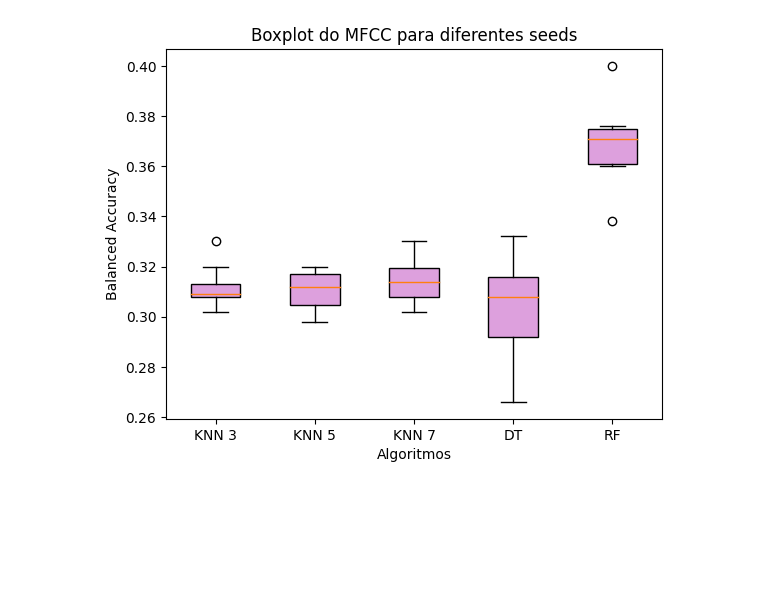
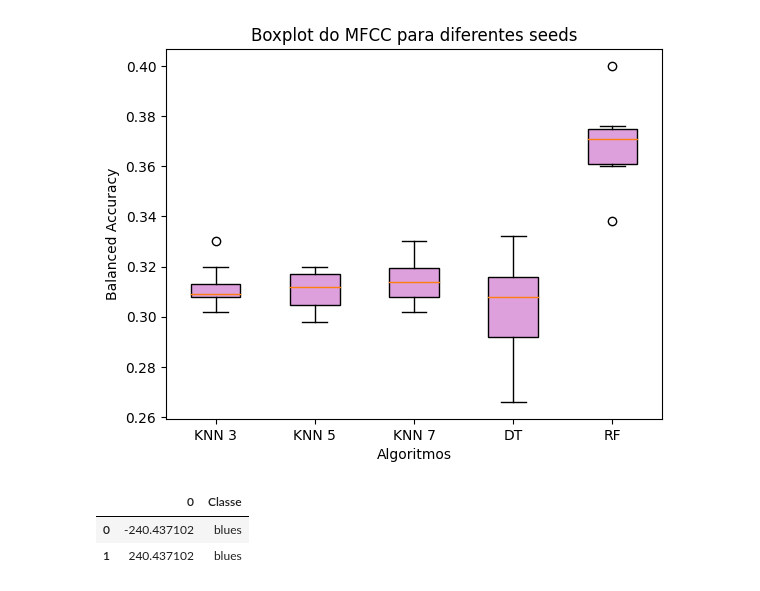
Before and after one commit to andryll/MGR-IC, a Jupyter notebook: codes/MGR.ipynb, the cells around one changed output. Saved outputs shown, nothing was run; the diff lists cells and outputs as text; code cells hidden in the pictures; blank space fills up the shorter version.

```diff
--- a/codes/MGR.ipynb
+++ b/codes/MGR.ipynb
@@ -487,3 +461,33 @@ plt.savefig('mfcc.pdf')
 plt.show()
 # %% [output]
 [figure]
+# %%
+frame = 2048
+sr = 44100
+song = [songs[4], songs[14]]
+# %%
+#df = featureExtraction([songs[5]], 'all', 44100, frame=f)
+alllist = []
+
+for i in song:
+
+  zcr = librosa.feature.zero_crossing_rate(i[0], frame_length = frame, hop_length = round(frame/2), center = True)
+  zcrdf = pd.DataFrame(zcr[0]).transpose()
+
+  rms = librosa.feature.rms(y=i[0], frame_length = frame, hop_length = round(frame/2), center = True)
+  rmsdf = pd.DataFrame(rms[0]).transpose()
+
+  mfcc = librosa.feature.mfcc(y=i[0], sr=sr)
+  mfcc = (np.array(mfcc).flatten()).tolist()
+  mfccdf = pd.DataFrame(mfcc).transpose()
+
+  sctoid = librosa.feature.spectral_centroid(y=i[0], sr=sr, hop_length = round(frame/2), center = True)
+  sctoiddf = pd.DataFrame(sctoid[0]).transpose()
+
+  srloff99 = librosa.feature.spectral_rolloff(y=i[0], sr=sr, hop_length = round(frame/2), center = True, roll_percent=0.95)
+  srloff1 = librosa.feature.spectral_rolloff(y=i[0], sr=sr, hop_length = round(frame/2), center = True, roll_percent=0.05)
+  srloff99df = pd.DataFrame(srloff99)
+  srloff1df = pd.DataFrame(srloff1)
+  aux = pd.concat([zcrdf, rmsdf, mfccdf, sctoiddf, srloff1df, srloff99df], axis=1)
+  aux['Classe'] = i[2]
+  alllist.append(aux)
@@ -489,0 +499,8 @@ plt.show()
+# %%
+df = featureExtraction(i, 'all', 44100, frame=1024)
+# %%
+df.head()
+# %% [output]
+|  | 0 | Classe |
+| 0 | -240.437102 | blues |
+| 1 | 240.437102 | blues |
```
Also changed, not shown: parts of 11 cells of this notebook.
